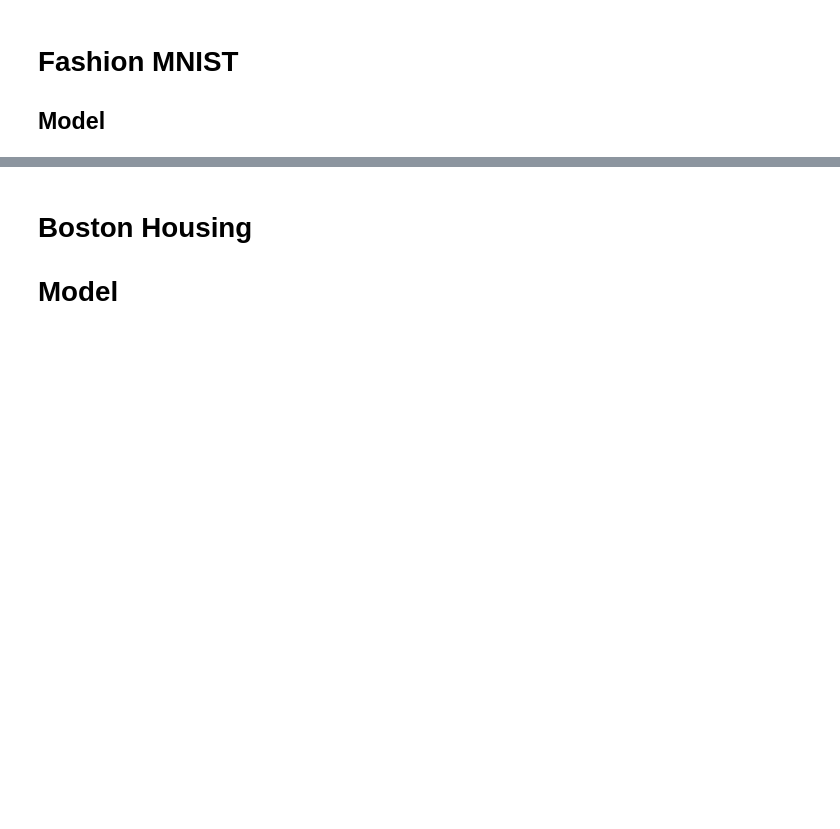
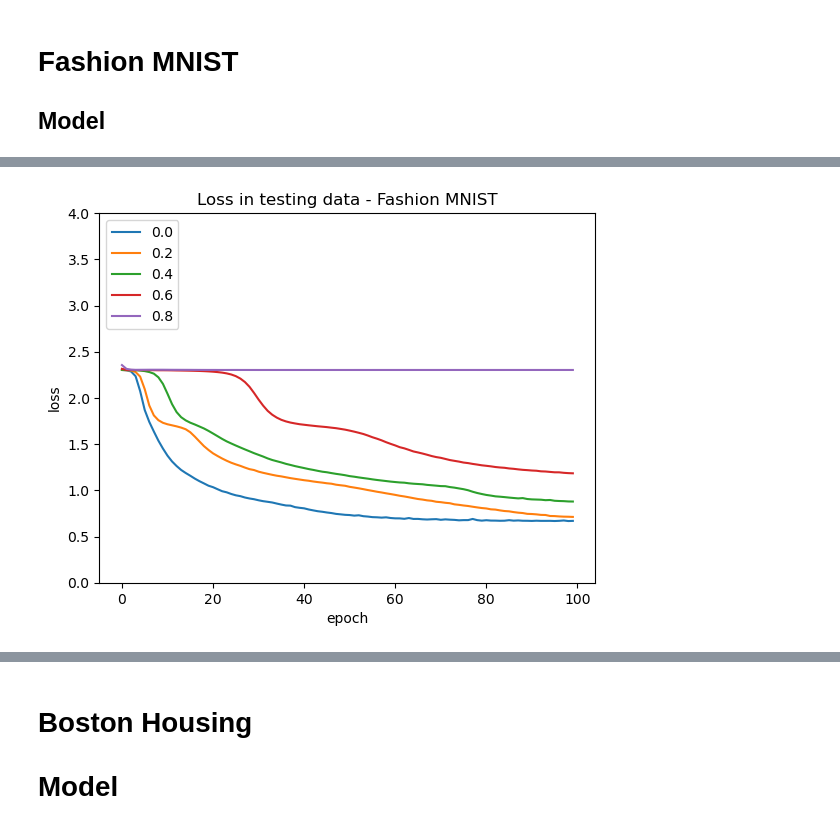
Before and after one commit to vatsashah45/Dropout-in-Neural-Networks, a Jupyter notebook: FinalCodeFiles/Models.ipynb, the cells around one changed output, grey strips where cells are left out. Drawn from its saved outputs; the diff is of its cells as text; code cells hidden in the pictures; blank space fills up the shorter version.

```diff
--- a/FinalCodeFiles/Models.ipynb
+++ b/FinalCodeFiles/Models.ipynb
@@ -1024,0 +1051,15 @@ gc.collect()
+# %%
+plt.figure(1)
+plt.plot(score0['val_loss'])
+plt.plot(score2['val_loss'])
+plt.plot(score4['val_loss'])
+plt.plot(score6['val_loss'])
+plt.plot(score8['val_loss'])
+plt.title('Loss in testing data - Fashion MNIST')
+plt.ylabel('loss')
+plt.xlabel('epoch')
+plt.legend(['0.0','0.2','0.4','0.6','0.8'], loc='upper left')
+plt.ylim([0.0,4.0])
+plt.show()
+# %% [output]
+[figure, added]
```
Also changed, not shown: parts of 17 cells of this notebook, 10 other files.
